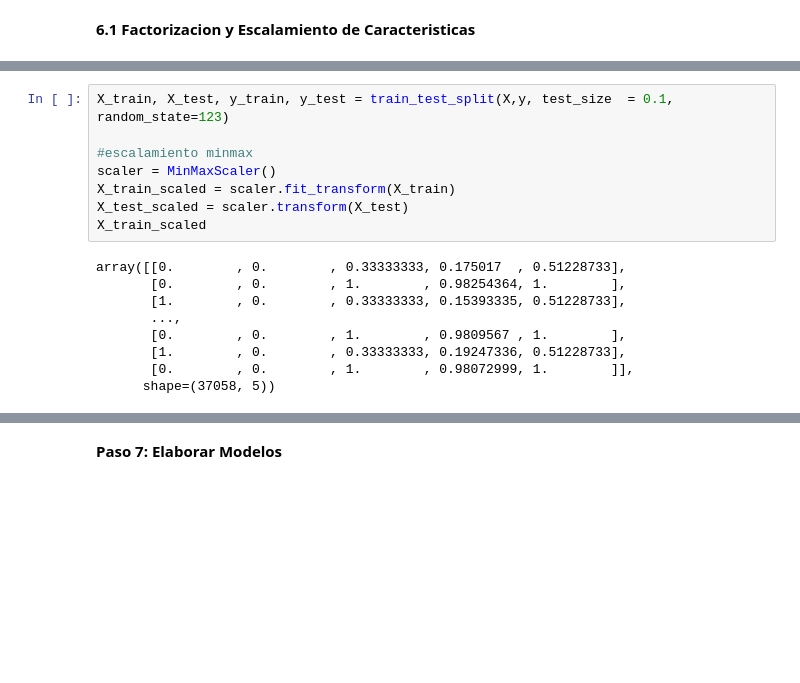
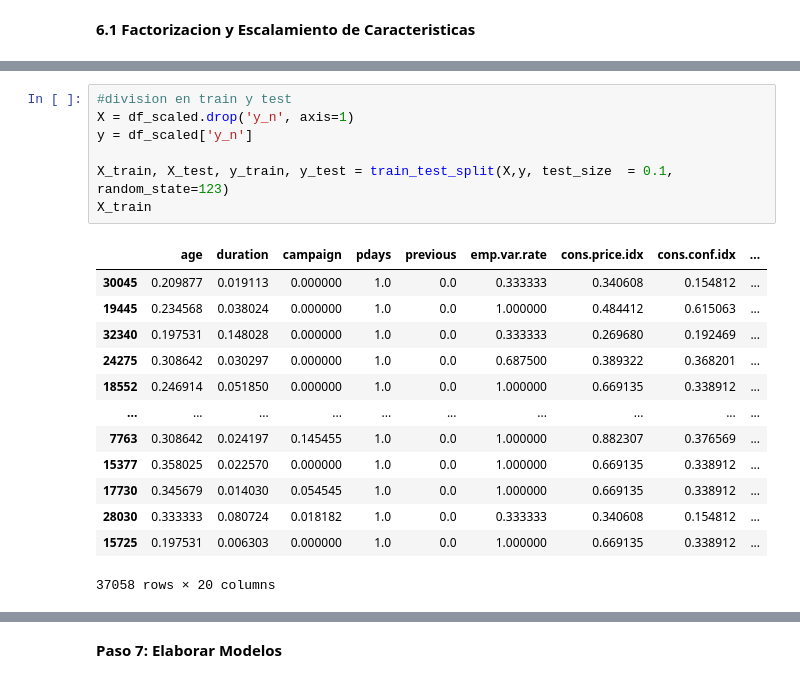
Before and after one commit to jilemp/machine-learning-python-template, a Jupyter notebook: src/logistic_regression_project_tutorial.ipynb, the cells around one changed output, grey strips where cells are left out. Drawn from its saved outputs; the diff is of its cells as text; blank space fills up the shorter version.

```diff
--- a/src/logistic_regression_project_tutorial.ipynb
+++ b/src/logistic_regression_project_tutorial.ipynb
@@ -491,17 +502,21 @@ X
 # %%
+#division en train y test
+X = df_scaled.drop('y_n', axis=1)
+y = df_scaled['y_n']
+
 X_train, X_test, y_train, y_test = train_test_split(X,y, test_size  = 0.1, random_state=123)
-
-#escalamiento minmax
-scaler = MinMaxScaler()
-X_train_scaled = scaler.fit_transform(X_train)
-X_test_scaled = scaler.transform(X_test)
-X_train_scaled
+X_train
 # %% [output]
+|  | age | duration | campaign | pdays | previous | emp.var.rate | cons.price.idx | cons.conf.idx | ... |
+| 30045 | 0.209877 | 0.019113 | 0.000000 | 1.0 | 0.0 | 0.333333 | 0.340608 | 0.154812 | ... |
+| 19445 | 0.234568 | 0.038024 | 0.000000 | 1.0 | 0.0 | 1.000000 | 0.484412 | 0.615063 | ... |
+| 32340 | 0.197531 | 0.148028 | 0.000000 | 1.0 | 0.0 | 0.333333 | 0.269680 | 0.192469 | ... |
+| 24275 | 0.308642 | 0.030297 | 0.000000 | 1.0 | 0.0 | 0.687500 | 0.389322 | 0.368201 | ... |
+| 18552 | 0.246914 | 0.051850 | 0.000000 | 1.0 | 0.0 | 1.000000 | 0.669135 | 0.338912 | ... |
+| ... | ... | ... | ... | ... | ... | ... | ... | ... | ... |
+| 7763 | 0.308642 | 0.024197 | 0.145455 | 1.0 | 0.0 | 1.000000 | 0.882307 | 0.376569 | ... |
+| 15377 | 0.358025 | 0.022570 | 0.000000 | 1.0 | 0.0 | 1.000000 | 0.669135 | 0.338912 | ... |
+| 17730 | 0.345679 | 0.014030 | 0.054545 | 1.0 | 0.0 | 1.000000 | 0.669135 | 0.338912 | ... |
+| 28030 | 0.333333 | 0.080724 | 0.018182 | 1.0 | 0.0 | 0.333333 | 0.340608 | 0.154812 | ... |
+| 15725 | 0.197531 | 0.006303 | 0.000000 | 1.0 | 0.0 | 1.000000 | 0.669135 | 0.338912 | ... |
-array([[0.        , 0.        , 0.33333333, 0.175017  , 0.51228733],
-       [0.        , 0.        , 1.        , 0.98254364, 1.        ],
-       [1.        , 0.        , 0.33333333, 0.15393335, 0.51228733],
-       ...,
-       [0.        , 0.        , 1.        , 0.9809567 , 1.        ],
-       [1.        , 0.        , 0.33333333, 0.19247336, 0.51228733],
-       [0.        , 0.        , 1.        , 0.98072999, 1.        ]],
-      shape=(37058, 5))
+37058 rows × 20 columns
```
Also changed, not shown: parts of 11 cells of this notebook.
